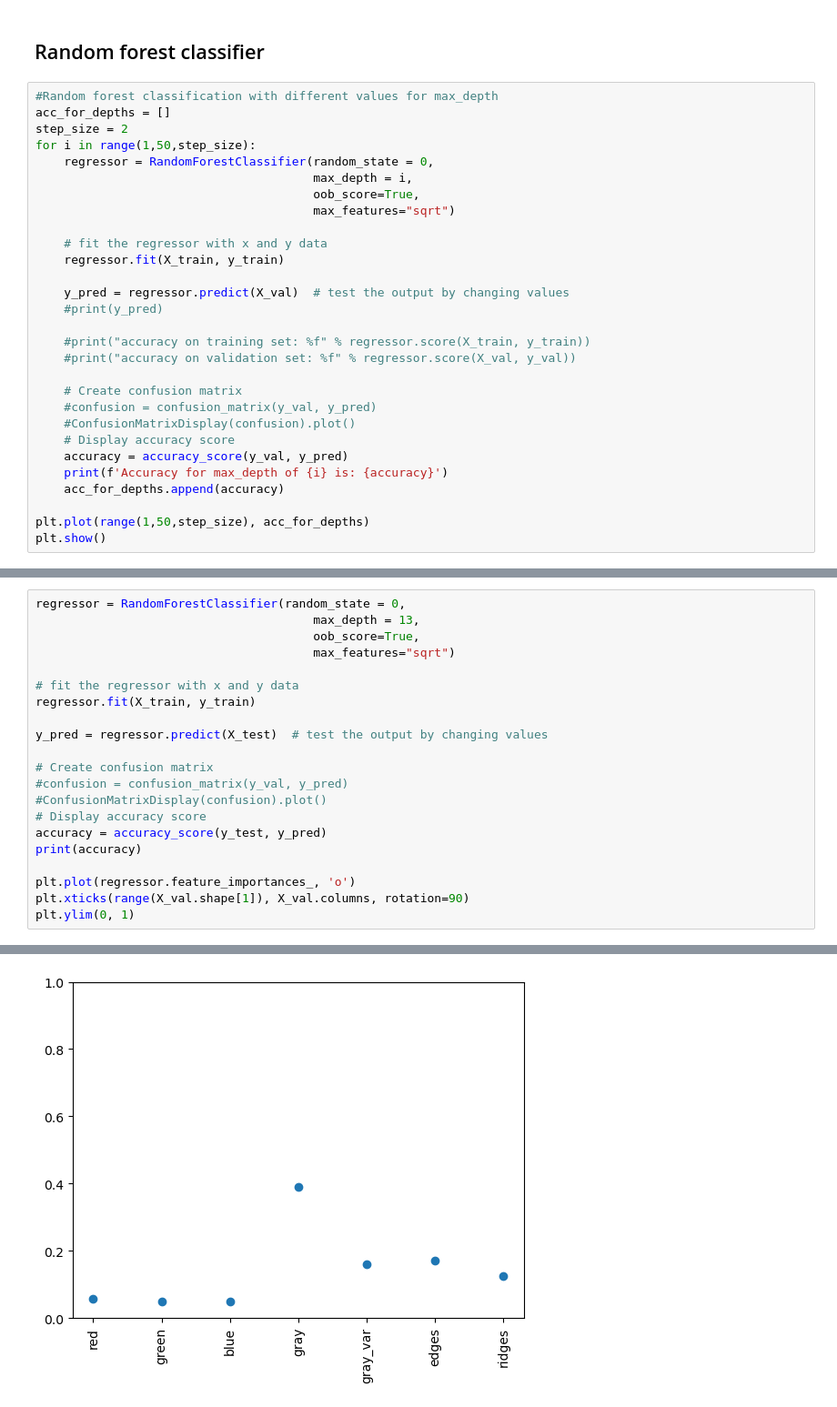
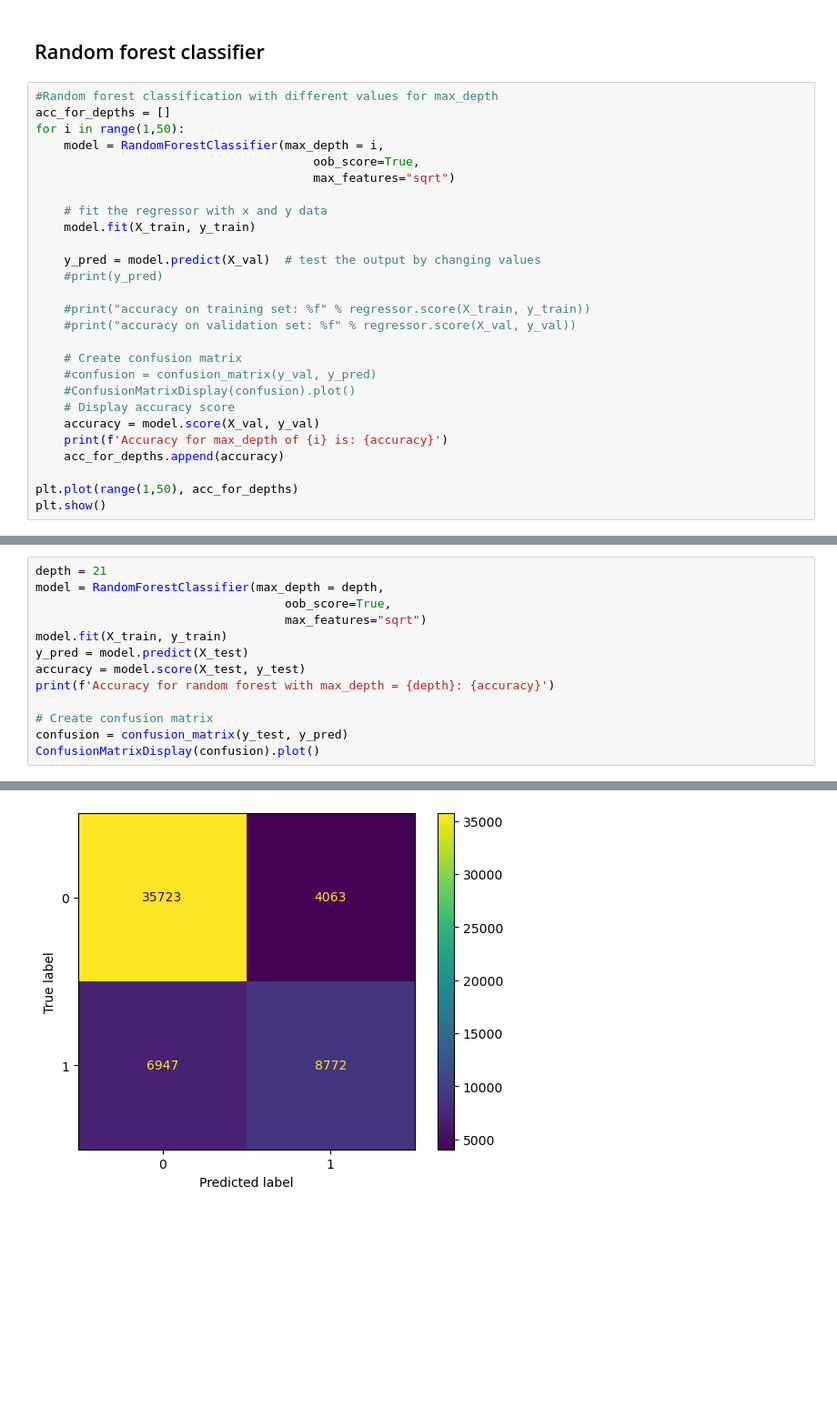
Before and after one commit to fredrikSveen/MALIS_project, a Jupyter notebook: ML_stuff.ipynb, the cells around one changed output, grey strips where cells are left out. Shown: that part at 91% size. Saved outputs shown, nothing was run; the diff lists cells and outputs as text; blank space fills up the shorter version.

Commit message:
Final testing of ML models

```diff
--- a/ML_stuff.ipynb
+++ b/ML_stuff.ipynb
@@ -153,17 +159,15 @@ Execution time: 72.05774402618408s
 # %%
 #Random forest classification with different values for max_depth
 acc_for_depths = []
-step_size = 2
-for i in range(1,50,step_size):
-    regressor = RandomForestClassifier(random_state = 0,
-                                       max_depth = i,
+for i in range(1,50):
+    model = RandomForestClassifier(max_depth = i,
                                        oob_score=True,
                                        max_features="sqrt")
 
     # fit the regressor with x and y data
-    regressor.fit(X_train, y_train)
+    model.fit(X_train, y_train)
 
-    y_pred = regressor.predict(X_val)  # test the output by changing values
+    y_pred = model.predict(X_val)  # test the output by changing values
     #print(y_pred)
 
     #print("accuracy on training set: %f" % regressor.score(X_train, y_train))
@@ -173,10 +177,10 @@ for i in range(1,50,step_size):
     #confusion = confusion_matrix(y_val, y_pred)
     #ConfusionMatrixDisplay(confusion).plot()
     # Display accuracy score
-    accuracy = accuracy_score(y_val, y_pred)
+    accuracy = model.score(X_val, y_val)
     print(f'Accuracy for max_depth of {i} is: {accuracy}')
     acc_for_depths.append(accuracy)
 
-plt.plot(range(1,50,step_size), acc_for_depths)
+plt.plot(range(1,50), acc_for_depths)
 plt.show()
 # %% [output]
@@ -201,22 +207,14 @@ Accuracy for max_depth of 49 is: 0.8086247153440373
 # %%
-regressor = RandomForestClassifier(random_state = 0,
-                                       max_depth = 13,
-                                       oob_score=True,
-                                       max_features="sqrt")
-
-# fit the regressor with x and y data
-regressor.fit(X_train, y_train)
-
-y_pred = regressor.predict(X_test)  # test the output by changing values
+depth = 21
+model = RandomForestClassifier(max_depth = depth,
+                                   oob_score=True,
+                                   max_features="sqrt")
+model.fit(X_train, y_train)
+y_pred = model.predict(X_test)
+accuracy = model.score(X_test, y_test)
+print(f'Accuracy for random forest with max_depth = {depth}: {accuracy}')
 
 # Create confusion matrix
-#confusion = confusion_matrix(y_val, y_pred)
-#ConfusionMatrixDisplay(confusion).plot()
-# Display accuracy score
-accuracy = accuracy_score(y_test, y_pred)
-print(accuracy)
-
-plt.plot(regressor.feature_importances_, 'o')
-plt.xticks(range(X_val.shape[1]), X_val.columns, rotation=90)
-plt.ylim(0, 1)
+confusion = confusion_matrix(y_test, y_pred)
+ConfusionMatrixDisplay(confusion).plot()
 # %% [output]
@@ -225 +223 @@ plt.ylim(0, 1)
-[figure, old version]
+[figure, new version]
```
Also changed, not shown: parts of 12 cells of this notebook.
